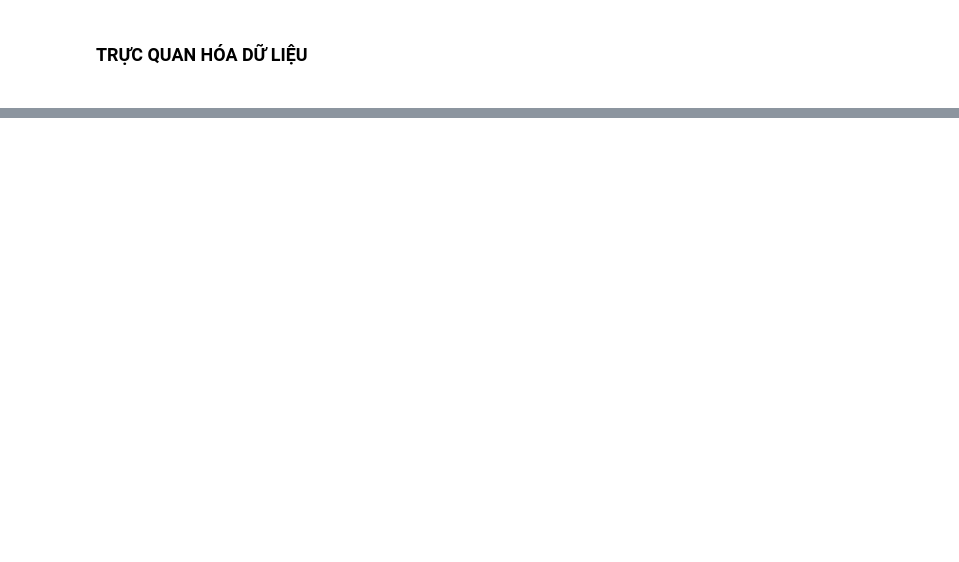
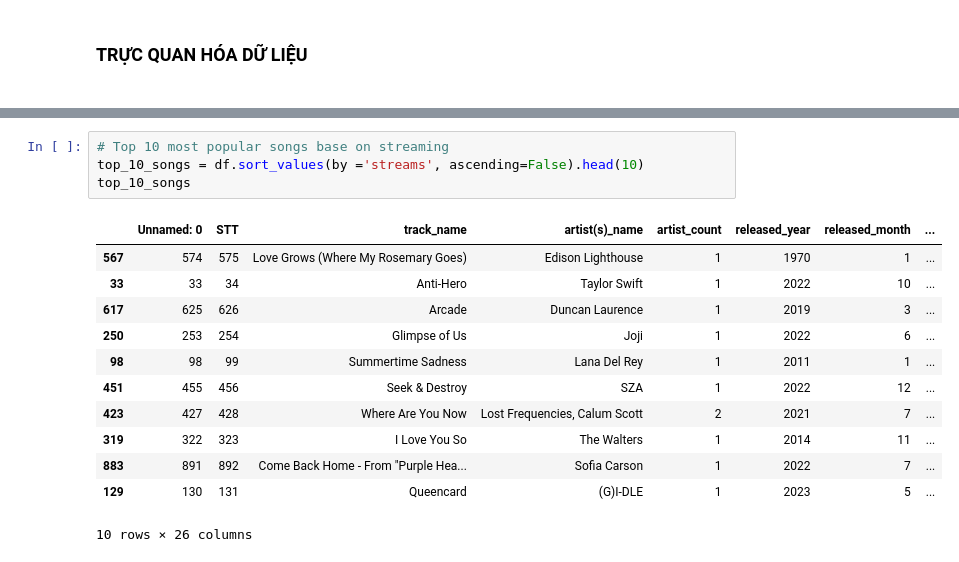
Before and after one commit to ngocmaj/PTDL, a Jupyter notebook: spotify.ipynb, the cells around one changed output, grey strips where cells are left out. Drawn from its saved outputs; the diff is of its cells as text; blank space fills up the shorter version.

```diff
--- a/spotify.ipynb
+++ b/spotify.ipynb
@@ -262,0 +267,17 @@ Name: count, dtype: int64
+# %%
+# Top 10 most popular songs base on streaming
+top_10_songs = df.sort_values(by ='streams', ascending=False).head(10)
+top_10_songs
+# %% [output]
+|  | Unnamed: 0 | STT | track_name | artist(s)_name | artist_count | released_year | released_month | ... |
+| 567 | 574 | 575 | Love Grows (Where My Rosemary Goes) | Edison Lighthouse | 1 | 1970 | 1 | ... |
+| 33 | 33 | 34 | Anti-Hero | Taylor Swift | 1 | 2022 | 10 | ... |
+| 617 | 625 | 626 | Arcade | Duncan Laurence | 1 | 2019 | 3 | ... |
+| 250 | 253 | 254 | Glimpse of Us | Joji | 1 | 2022 | 6 | ... |
+| 98 | 98 | 99 | Summertime Sadness | Lana Del Rey | 1 | 2011 | 1 | ... |
+| 451 | 455 | 456 | Seek & Destroy | SZA | 1 | 2022 | 12 | ... |
+| 423 | 427 | 428 | Where Are You Now | Lost Frequencies, Calum Scott | 2 | 2021 | 7 | ... |
+| 319 | 322 | 323 | I Love You So | The Walters | 1 | 2014 | 11 | ... |
+| 883 | 891 | 892 | Come Back Home - From "Purple Hea... | Sofia Carson | 1 | 2022 | 7 | ... |
+| 129 | 130 | 131 | Queencard | (G)I-DLE | 1 | 2023 | 5 | ... |
+10 rows × 26 columns
```
Also changed, not shown: parts of 15 cells of this notebook.
